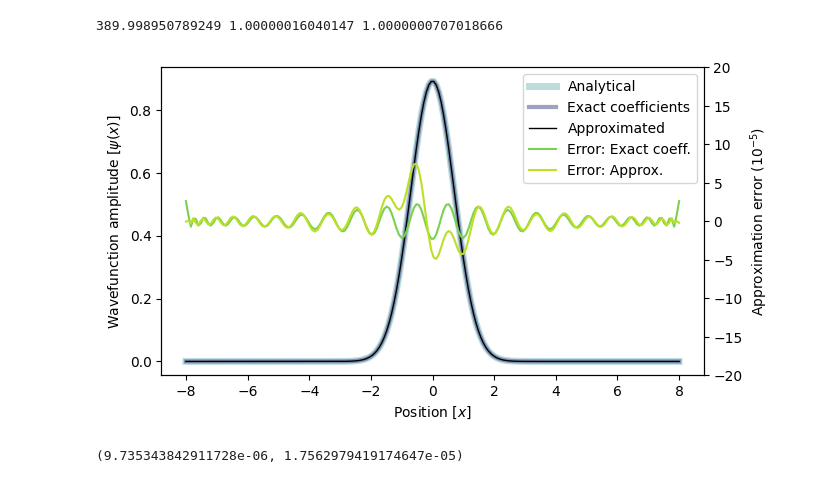
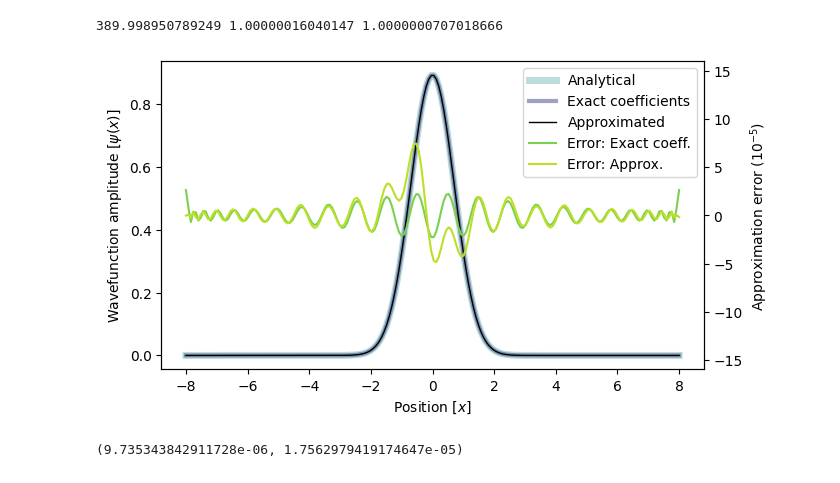
Before and after one commit to BelugaHaechi/garcia-theoretical-chemistry, a Jupyter notebook: LegendrePolynomials.ipynb, the cells around one changed output. Saved outputs shown, nothing was run; the diff lists cells and outputs as text; code cells hidden in the pictures.

Commit message:
Update graph scale

```diff
--- a/LegendrePolynomials.ipynb
+++ b/LegendrePolynomials.ipynb
@@ -1452,35 +1452,35 @@ print(s_int, e_exact, e_approx)
 X = np.linspace(-L,L,200)
 c_norm = c_approx / (s_int**0.5)
 y = np.array([psi_approx(i/L, c_norm) for i in X])
 y2 = np.array([psi_approx(i/L, c_exact) for i in X])
 
 psi = lambda x: (omega/math.pi)**0.25 * (math.e)**(-0.5*omega*x**2)
 y3 = psi(X)
 
 fig, ax1 = plt.subplots(figsize=(7, 4))
 
 ax2 = ax1.twinx()
 
-ax2.set_ylim(-20, 20)
+ax2.set_ylim(-16, 16)
 
 ax1.set_xlabel(r'Position [$x$]')
 ax1.set_ylabel(r'Wavefunction amplitude [$\psi(x)$]')
 ax2.set_ylabel(r'Approximation error ($10^{-5}$)')
 
 colors = plt.cm.viridis([.5, .2, .8, .9])
 
 p1 = ax1.plot(X, y3, color=colors[0], ls='-', alpha=0.3, lw=5, label='Analytical')
 p2 = ax1.plot(X, y2, color=colors[1], ls='-', alpha=0.5, lw=3, label='Exact coefficients')
 p3 = ax1.plot(X, y, color='k', ls='-', lw=1, label='Approximated')
 
 p4 = ax2.plot(X, (y2 - y3) * 100000, color=colors[2], ls='-', label='Error: Exact coeff.')
 p5 = ax2.plot(X, (y - y3) * 100000, color=colors[3], ls='-', label='Error: Approx.')
 
 ax1.legend(handles=p1+p2+p3+p4+p5, loc='best')
 
 plt.savefig('fig/oscillator-norm.png', bbox_inches='tight', dpi=300)
 # %% [output]
-[figure, old version]
+[figure, new version]
 # %%
 # Calculating RMSE
 size = len(X)
```
Also changed, not shown: parts of 2 cells of this notebook, 1 other file.
